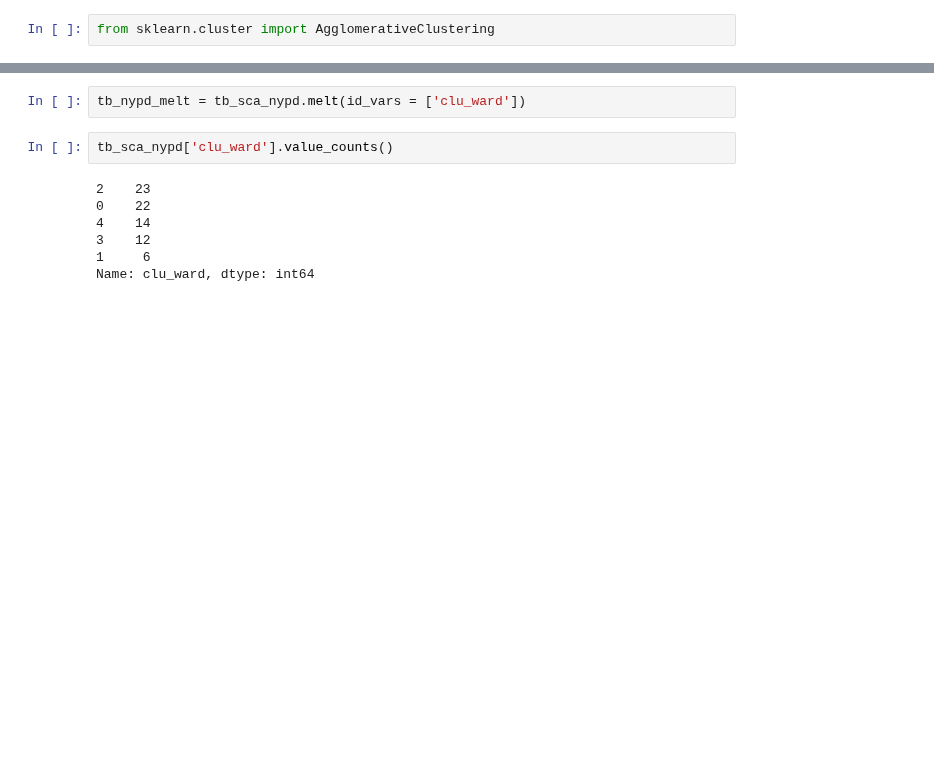
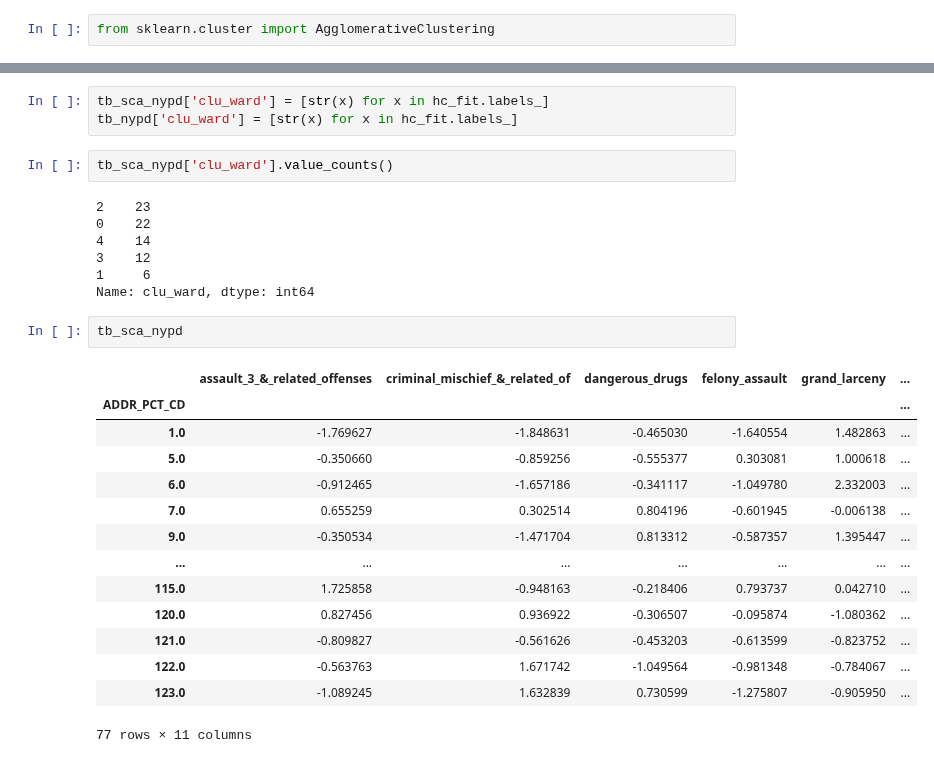
Before and after one commit to pedroteche-ih/DAFT_MEX_202209, a Jupyter notebook: Agglomerative Clustering.ipynb, the cells around one changed output, grey strips where cells are left out. Drawn from its saved outputs; the diff is of its cells as text; blank space fills up the shorter version.

```diff
--- a/Agglomerative Clustering.ipynb
+++ b/Agglomerative Clustering.ipynb
@@ -81,5 +96,6 @@ tb_sca_nypd['clu_ward'] = [str(x) for x in hc_fit.labels_]
-# %%
-tb_nypd_melt = tb_sca_nypd.melt(id_vars = ['clu_ward'])
+# %%
+tb_sca_nypd['clu_ward'] = [str(x) for x in hc_fit.labels_]
+tb_nypd['clu_ward'] = [str(x) for x in hc_fit.labels_]
 # %%
 tb_sca_nypd['clu_ward'].value_counts()
 # %% [output]
@@ -89,3 +105,20 @@ tb_sca_nypd['clu_ward'].value_counts()
 3    12
 1     6
 Name: clu_ward, dtype: int64
+# %%
+tb_sca_nypd
+# %% [output]
+|  | assault_3_&_related_offenses | criminal_mischief_&_related_of | dangerous_drugs | felony_assault | grand_larceny | ... |
+| ADDR_PCT_CD |  |  |  |  |  | ... |
+| 1.0 | -1.769627 | -1.848631 | -0.465030 | -1.640554 | 1.482863 | ... |
+| 5.0 | -0.350660 | -0.859256 | -0.555377 | 0.303081 | 1.000618 | ... |
+| 6.0 | -0.912465 | -1.657186 | -0.341117 | -1.049780 | 2.332003 | ... |
+| 7.0 | 0.655259 | 0.302514 | 0.804196 | -0.601945 | -0.006138 | ... |
+| 9.0 | -0.350534 | -1.471704 | 0.813312 | -0.587357 | 1.395447 | ... |
+| ... | ... | ... | ... | ... | ... | ... |
+| 115.0 | 1.725858 | -0.948163 | -0.218406 | 0.793737 | 0.042710 | ... |
+| 120.0 | 0.827456 | 0.936922 | -0.306507 | -0.095874 | -1.080362 | ... |
+| 121.0 | -0.809827 | -0.561626 | -0.453203 | -0.613599 | -0.823752 | ... |
+| 122.0 | -0.563763 | 1.671742 | -1.049564 | -0.981348 | -0.784067 | ... |
+| 123.0 | -1.089245 | 1.632839 | 0.730599 | -1.275807 | -0.905950 | ... |
+77 rows × 11 columns
```
Also changed, not shown: parts of 10 cells of this notebook.
